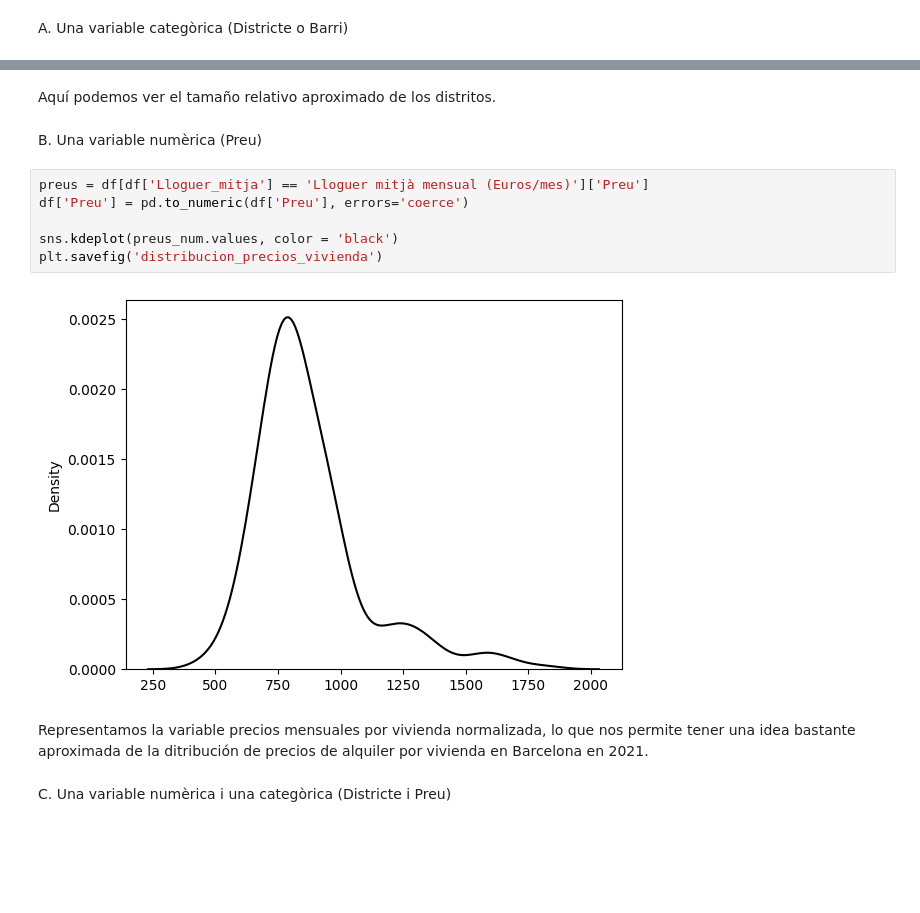
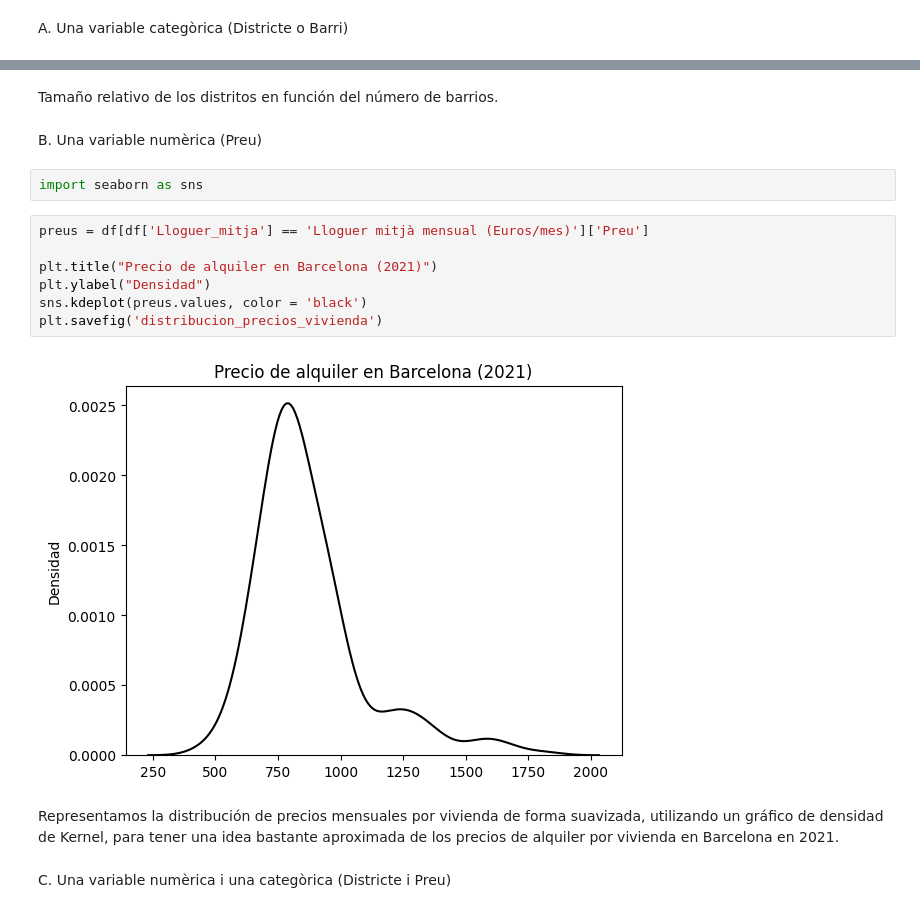
Before and after one commit to aar-x/visualitzacio_exploratoria, a Jupyter notebook: M4_T01.ipynb, the cells around one changed output, grey strips where cells are left out. Cells and saved outputs as stored; diff of their text form; blank space fills up the shorter version.

```diff
--- a/M4_T01.ipynb
+++ b/M4_T01.ipynb
@@ -221,17 +232,20 @@ plt.show()
-# %% [markdown]
-Aquí podemos ver el tamaño relativo aproximado de los distritos.
+# %% [markdown]
+Tamaño relativo de los distritos en función del número de barrios.
 # %% [markdown]
 B. Una variable numèrica (Preu)
+# %%
+import seaborn as sns
 # %%
 preus = df[df['Lloguer_mitja'] == 'Lloguer mitjà mensual (Euros/mes)']['Preu']
-df['Preu'] = pd.to_numeric(df['Preu'], errors='coerce')
 
-sns.kdeplot(preus_num.values, color = 'black')
+plt.title("Precio de alquiler en Barcelona (2021)")
+plt.ylabel("Densidad")
+sns.kdeplot(preus.values, color = 'black')
 plt.savefig('distribucion_precios_vivienda')
 # %% [output]
-[figure, old version]
+[figure, new version]
 # %% [markdown]
-Representamos la variable precios mensuales por vivienda normalizada, lo que nos permite tener una idea bastante aproximada de la ditribución de precios de alquiler por vivienda en Barcelona en 2021.
+Representamos la distribución de precios mensuales por vivienda de forma suavizada, utilizando un gráfico de densidad de Kernel, para tener una idea bastante aproximada de los precios de alquiler por vivienda en Barcelona en 2021.
 # %% [markdown]
 C. Una variable numèrica i una categòrica (Districte i Preu)
 # %%
```
Also changed, not shown: parts of 92 cells of this notebook.
